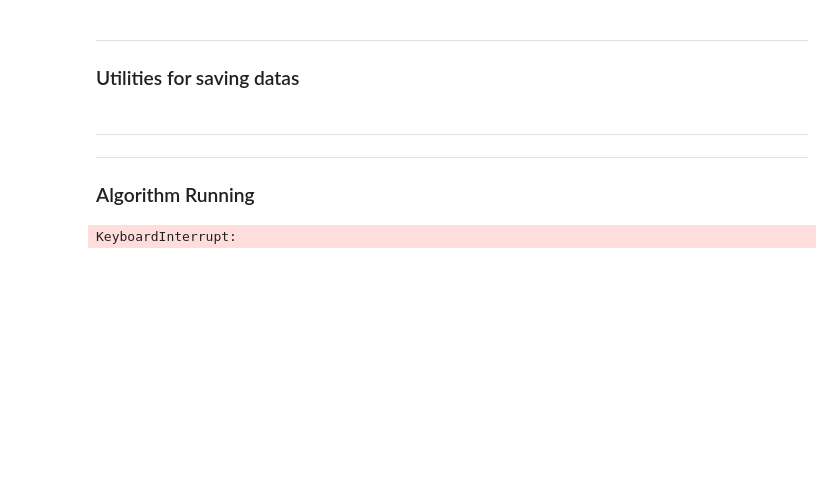
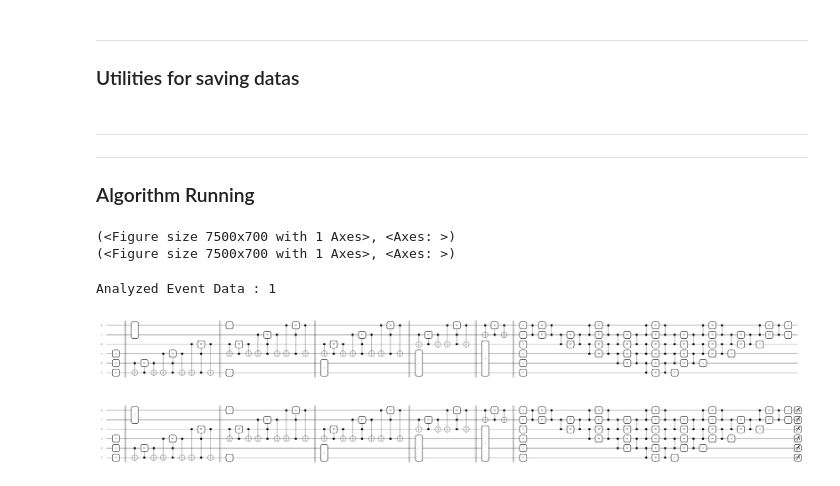
Before and after one commit to HeechanYi/VarQITE_for_HEP, a Jupyter notebook: QITE for LHC comb.ipynb, the cells around one changed output. Cells and saved outputs as stored; diff of their text form; code cells hidden in the pictures; blank space fills up the shorter version.

```diff
--- a/QITE for LHC comb.ipynb
+++ b/QITE for LHC comb.ipynb
@@ -197,16 +209,15 @@ def build_hamiltonian(event, ham_type):
 # %%
 ### Fully Connected Ansatz
 def Ansatz1(qubits, thetas):
-
         edges = list(combinations(qubits, 2))
 
         for j in qubits:
-                qml.Hadamard(wires=qubits[j])
+                qml.Hadamard(wires= j)
 
         i = 0
         for _, (u, v) in enumerate(edges):
-                qml.CNOT(wires=[qubits[u], qubits[v]])
-                qml.RY(thetas[i], wires= qubits[v])
-                qml.CNOT(wires=[qubits[u], qubits[v]])
+                qml.CNOT(wires=[u, v])
+                qml.RY(thetas[i], wires= v)
+                qml.CNOT(wires=[u, v])
                 i += 1
 # %%
@@ -553,43 +567,47 @@ def QITE_run(events, event_idx, ham_type, ansatz):
 # %%
 ### File path
 lhe_file_path = "./Data/tt_bar_6j.lhe.gz"
 
 # Extract 4-momentum data (10000 Events)
 events = lhe_4momenta(lhe_file_path)
 
-ham_type = 'H2'             # H0 / H1 / H2
-ansatz_type = 'Ansatz 1'    # Ansatz 1 / Ansatz 2
+ham_type = 'H0'             # H0 / H1 / H2
+ansatz_type = 'Ansatz 2'    # Ansatz 1 / Ansatz 2
 val = 0
 
 path = f'./(ttbar)Analysis/{ansatz_type}, {ham_type}'
 
-for i in tqdm(range(250)):
+for i in tqdm(range(1)):
     event_idx = np.random.randint(10000)
 
     file_list = os.listdir(path)
     name = f'Event__{event_idx}.npz'
 
     if name in file_list:
 
         continue
 
     else:
 
         result = QITE_run(events, event_idx, ham_type, ansatz_type)
 
-        np.savez(f'./(ttbar)Analysis/{ansatz_type}, {ham_type}/Event__{event_idx}',
-             Momentum = result[0],
-             Hamiltonian = result[1],
-             Eigenvalues = result[2],
-             Eigenvector= result[3],
-             QITE_Evolving = result[4],
-             Parameters = result[5],
-             Difference_Convergence = result[6],
-             Simulation_Result = result[7],
-             Mass_Division = result[8])
+#        np.savez(f'./(ttbar)Analysis/{ansatz_type}, {ham_type}/Event__{event_idx}',
+#             Momentum = result[0],
+#             Hamiltonian = result[1],
+#             Eigenvalues = result[2],
+#             Eigenvector= result[3],
+#             QITE_Evolving = result[4],
+#             Parameters = result[5],
+#             Difference_Convergence = result[6],
+#             Simulation_Result = result[7],
+#             Mass_Division = result[8])
 
         val += 1
 
 print(f"Analyzed Event Data : {val}")
 # %% [output]
-KeyboardInterrupt:
+(<Figure size 7500x700 with 1 Axes>, <Axes: >)
+(<Figure size 7500x700 with 1 Axes>, <Axes: >)
+Analyzed Event Data : 1
+[figure, added]
+[figure, added]
```
Also changed, not shown: parts of 6 cells of this notebook.
